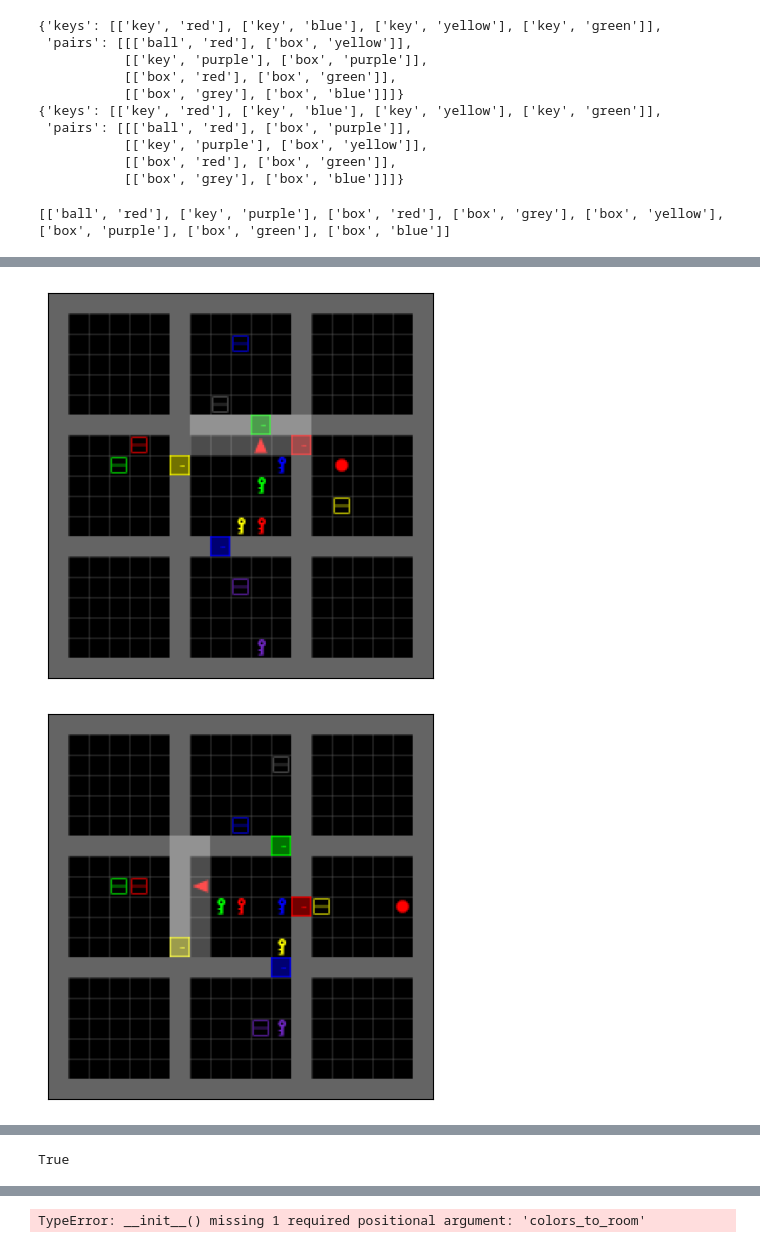
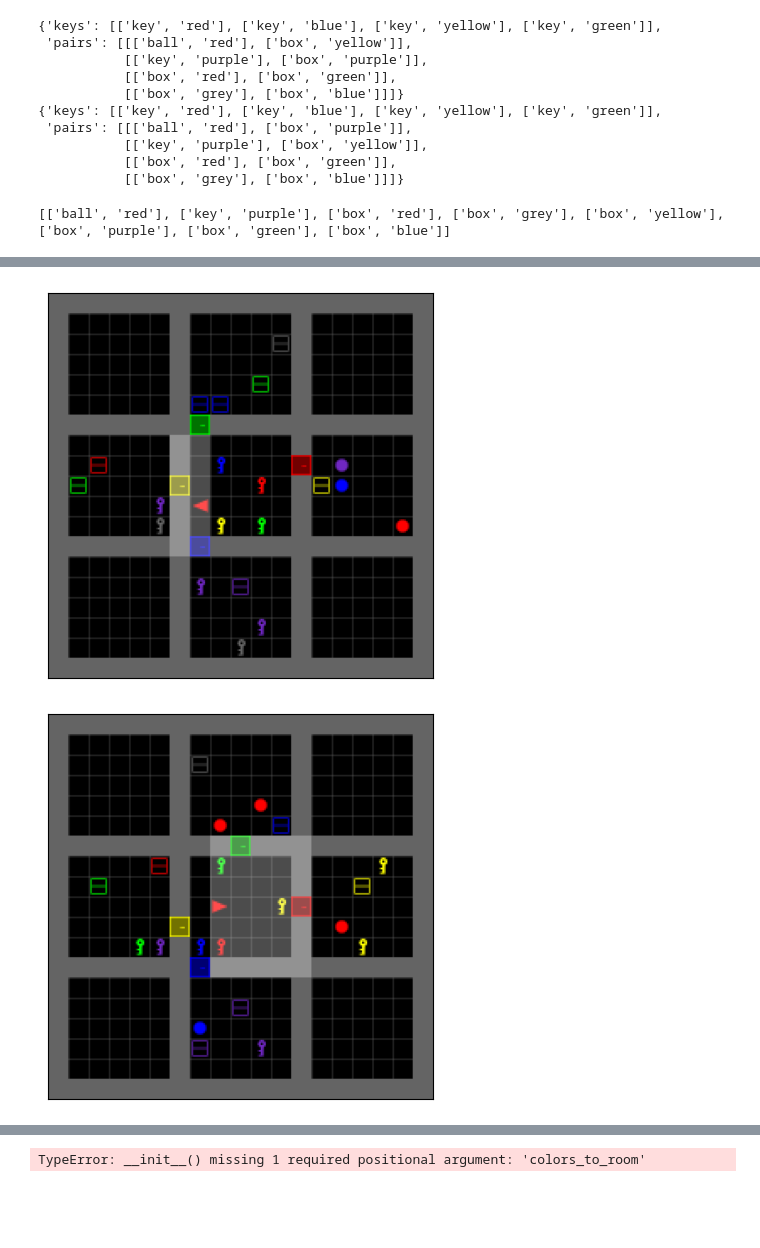
Before and after one commit to susannahsu/neurorl, a Jupyter notebook: projects/human_sf/create_mazes.ipynb, the cells around one changed output, grey strips where cells are left out. Cells and saved outputs as stored; diff of their text form; code cells hidden in the pictures; blank space fills up the shorter version.

```diff
--- a/projects/human_sf/create_mazes.ipynb
+++ b/projects/human_sf/create_mazes.ipynb
@@ -228,6 +228,7 @@ env = key_room.KeyRoom(
     maze_config=mazes[0],
     training=False,
     swap_episodes=3,
+    num_dists=2,
     color_rooms=False,
     flat_task=True)
 env = minigrid.wrappers.RGBImgObsWrapper(env, tile_size=12)
@@ -242,2 +243,2 @@ for _ in range(5):
-[figure, old version]
+[figure, new version]
-[figure, old version]
+[figure, new version]
@@ -246,7 +247,3 @@ for _ in range(5):
-# %%
-['ball', 'red'] in [['ball', 'red'], ['key', 'purple'], ['box', 'red'], ['box', 'grey'], ['box', 'yellow'], ['box', 'purple'], ['box', 'green'], ['box', 'blue']]
-# %% [output]
-True
 # %%
 print(env.task.make_task_array())
 env.task.print_task_array()
```
Also changed, not shown: parts of 2 cells of this notebook, 1 other file.
